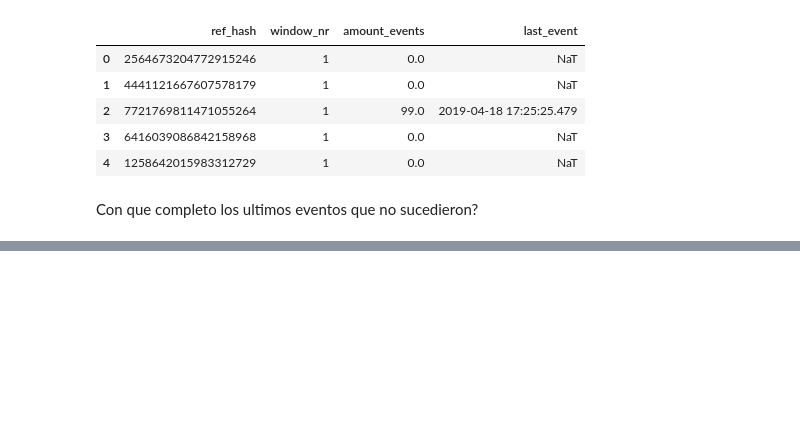
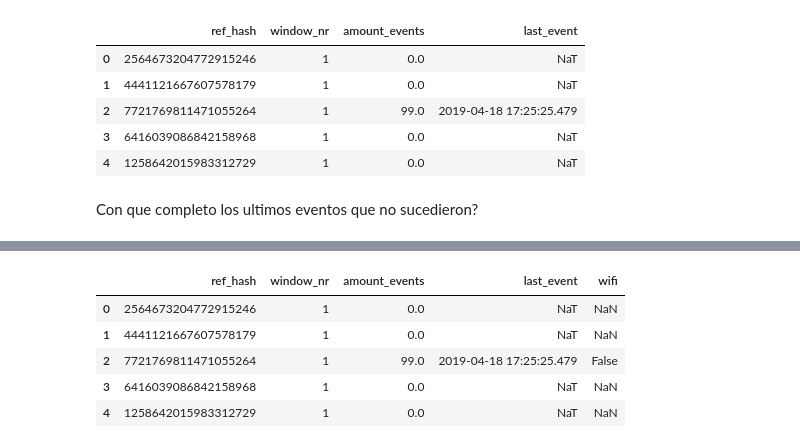
Before and after one commit to gatti2602/7506-datos, a Jupyter notebook: tp2/Manu/Features_2.ipynb, the cells around one changed output, grey strips where cells are left out. Drawn from its saved outputs; the diff is of its cells as text; code cells hidden in the pictures; blank space fills up the shorter version.

Commit message:
Feature nuevo
Ultimos eventos fueron con wifi

```diff
--- a/tp2/Manu/Features_2.ipynb
+++ b/tp2/Manu/Features_2.ipynb
@@ -408,0 +411,4 @@ Con que completo los ultimos eventos que no sucedieron?
+# %%
+temp = events.groupby(by = ['ref_hash','window_nr']).agg({'wifi':'sum'}).reset_index()
+temp['wifi'] = temp['wifi'].astype(bool)
+temp.head()
@@ -408,0 +422,11 @@ Con que completo los ultimos eventos que no sucedieron?
+# %%
+devices =devices.merge(temp, on = ['ref_hash', 'window_nr'], how = 'left')
+#devices['wifi'].fillna(?)
+devices.head()
+# %% [output]
+|  | ref_hash | window_nr | amount_events | last_event | wifi |
+| 0 | 2564673204772915246 | 1 | 0.0 | NaT | NaN |
+| 1 | 4441121667607578179 | 1 | 0.0 | NaT | NaN |
+| 2 | 7721769811471055264 | 1 | 99.0 | 2019-04-18 17:25:25.479 | False |
+| 3 | 6416039086842158968 | 1 | 0.0 | NaT | NaN |
+| 4 | 1258642015983312729 | 1 | 0.0 | NaT | NaN |
```
Also changed, not shown: parts of 2 cells of this notebook.
